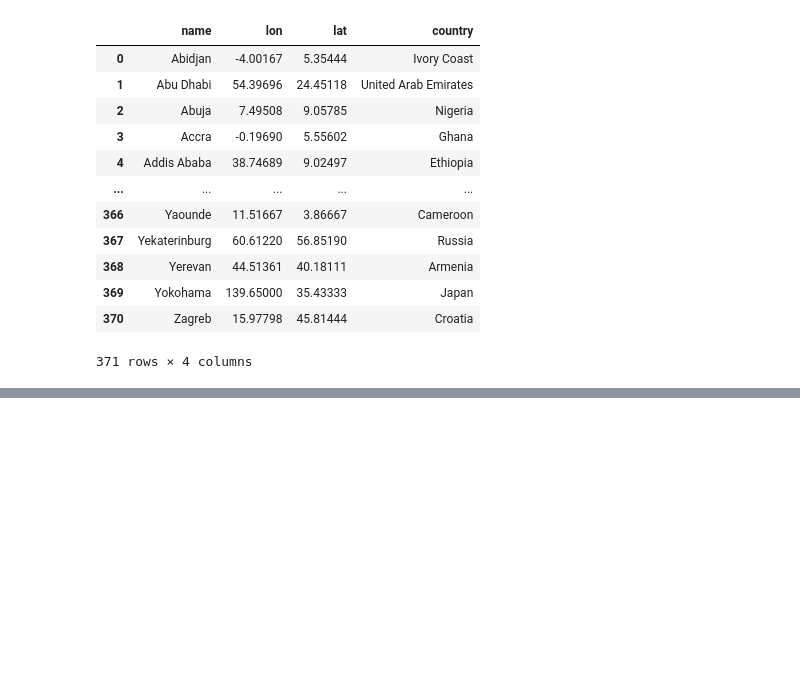
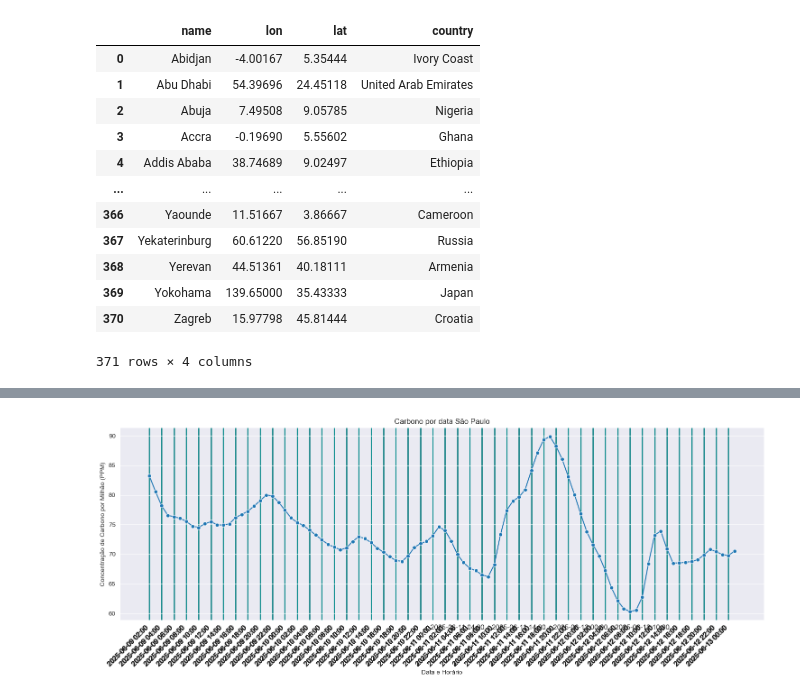
Before and after one commit to AkiraGabriel/Polution-blahblahblah, a Jupyter notebook: main.ipynb, the cells around one changed output, grey strips where cells are left out. Cells and saved outputs as stored; diff of their text form; code cells hidden in the pictures; blank space fills up the shorter version.

```diff
--- a/main.ipynb
+++ b/main.ipynb
@@ -109,0 +128,4 @@ df
+# %%
+df['aqi'] = df['aqi'].astype(int)
+# %%
+df = df.drop('aqi', axis=1)
@@ -109,0 +152,2 @@ df
+# %%
+df_sp = df[df['city'] == 'Sao Paulo']
@@ -109,0 +238,23 @@ df
+# %%
+plt.figure(figsize=(15,6))
+sns.set_style("darkgrid")
+plt.grid(axis='x', linestyle='-', alpha=0.3, color='darkcyan')
+
+sns.lineplot(x='dt', y='co', marker='o', data=df_sp)
+
+plt.gca().xaxis.set_major_formatter(mdates.DateFormatter('%Y-%m-%d %H:%M'))
+plt.gca().xaxis.set_major_locator(mdates.DayLocator(interval=1))
+plt.xticks(rotation=45, ha='right')
+plt.tick_params(axis='x', labelsize=11)
+
+plt.gca().set_xticks(df['dt'][::10])
+
+plt.title('Carbono por data São Paulo')
+plt.xlabel('Data e Horário')
+plt.ylabel('Concentração de Carbono por Milhão (PPM)')
+
+plt.tight_layout()
+
+plt.show()
+# %% [output]
+[figure, added]
```
Also changed, not shown: parts of 10 cells of this notebook.
